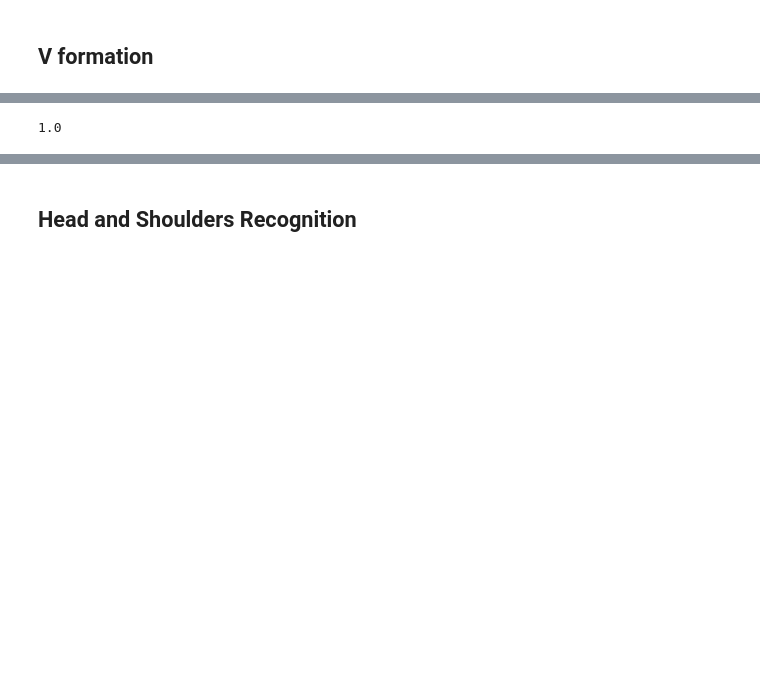
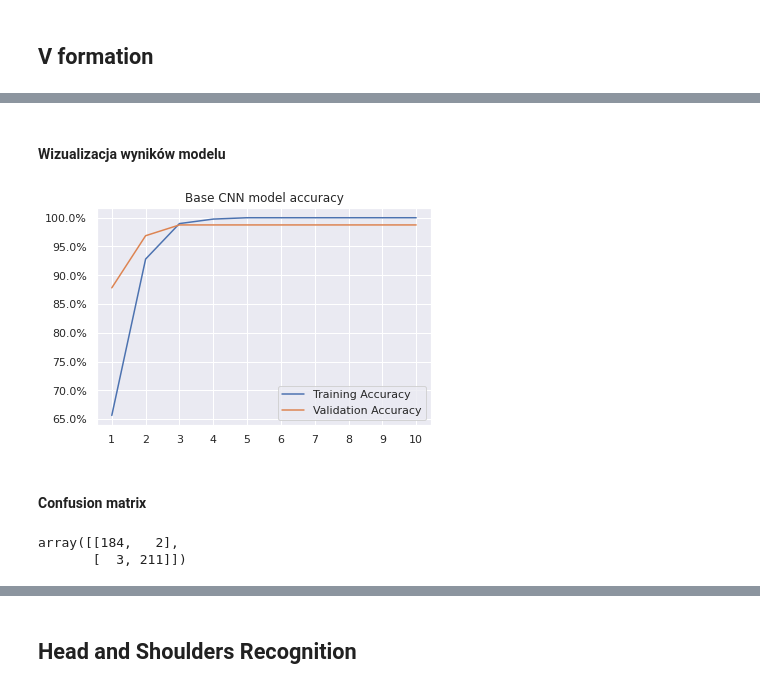
Before and after one commit to BCzyzewski/MastersThesis, a Jupyter notebook: CNN_version.ipynb, the cells around one changed output, grey strips where cells are left out. Drawn from its saved outputs; the diff is of its cells as text; code cells hidden in the pictures; blank space fills up the shorter version.

```diff
--- a/CNN_version.ipynb
+++ b/CNN_version.ipynb
@@ -14,5 +25,3 @@ random = pd.read_csv('default.csv', index_col=0)
 data = pd.read_csv('proper.csv', index_col=0)
 # %%
 together = pd.concat([data, random], axis = 0)
-# %%
-together = shuffle(together)
@@ -60,2 +106,21 @@ KeyboardInterrupt: ignored
+# %% [markdown]
+#### Wizualizacja wyników modelu
+# %%
+sns.set()
+x = range(1, 11)
+
+y = model.history.history['accuracy']
+
+z = model.history.history['val_accuracy']
+
+sns.lineplot(x, y, label = 'Training Accuracy').yaxis.set_major_formatter(mtick.PercentFormatter(1))
+sns.lineplot(x, z, label = 'Validation Accuracy').yaxis.set_major_formatter(mtick.PercentFormatter(1))
+plt.title('Base CNN model accuracy')
+plt.xticks(x)
+plt.savefig('Base.svg');
+# %% [output]
+[figure, added]
+# %% [markdown]
+#### Confusion matrix
 # %%
 pred = model.predict(X_test)
@@ -62,4 +129,5 @@ pred = model.predict(X_test)
-# %%
-accuracy_score(pred > 0.5, y_test)
-# %% [output]
-1.0
+# %%
+confusion_matrix(y_test, classes_x)
+# %% [output]
+array([[184,   2],
+       [  3, 211]])
```
Also changed, not shown: parts of 22 cells of this notebook.
